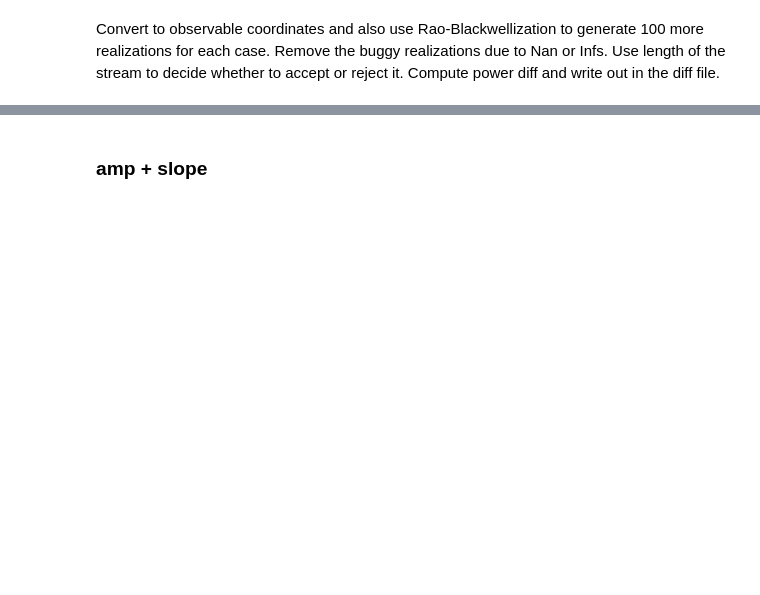
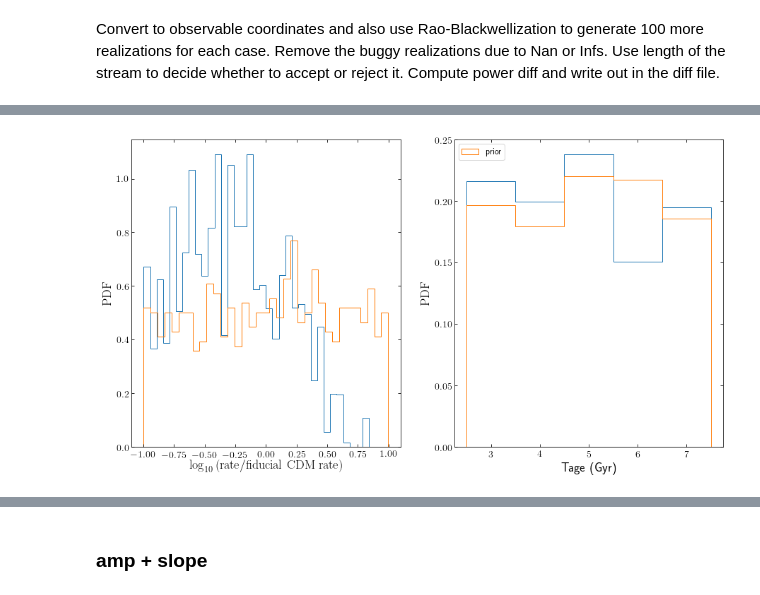
Before and after one commit to nbanik/Analyze_GD-1, a Jupyter notebook: ABC.ipynb, the cells around one changed output, grey strips where cells are left out. Saved outputs shown, nothing was run; the diff lists cells and outputs as text; code cells hidden in the pictures; blank space fills up the shorter version.

```diff
--- a/ABC.ipynb
+++ b/ABC.ipynb
@@ -433,46 +1012,54 @@ compute_power_diff(dir='dens_Omega/ABC_sims/',len_threshold=0.2,arm='trailing',b
 # %%
-#read the diff file and construct the posterior
+#read the diff file and construct the posterior after combining both the leading and trailing arm
 
-arm='trailing'
-dir2 = 'dens_Omega/ABC_sims/'
-gap_width=4.
+dir2 = 'dens_Omega/sims_for_ABC_loguniform_rate_margTage/'
 
 
-abc_diff=np.loadtxt(dir2 + 'TEST_ABC_power_diff_{}degcut_{}_lenthreshold{}_NRaoBlackwell{}.dat'.format(gap_width,arm,0.2,100),delimiter=',',skiprows=1)
+abc_diff_tr=np.loadtxt(dir2 + 'ABC_uniform_rate_power_diff_trailing_lenthreshold{}_barspiral_NRaoBlackwell{}.dat'.format(0.2,100),delimiter=',',skiprows=1)
+abc_diff_le=np.loadtxt(dir2 + 'ABC_uniform_rate_power_diff_leading_lenthreshold{}_barspiral_NRaoBlackwell{}.dat'.format(0.2,100),delimiter=',',skiprows=1)
 
-if arm == 'trailing':
-    tol_hi=0.6
-    tol_med=0.5
-    tol_lo=0.4
-    #tol_lo1=0.7
-    #tol_lo2=0.6
+tol_tr_hi=0.6
+tol_tr_med=0.5
+tol_tr_lo=0.4
 
-elif arm=='leading':
-    tol_hi=0.1
-    tol_med=0.09
-    tol_lo=0.01
-    #tol_lo1=0.4
-    #tol_lo2=0.6
+
+tol_le_hi=0.6
+tol_le_med=0.5
+tol_le_lo=0.4
 
 
 accepted_rate=[]
-all_rate=[]
-for ii in range(len(abc_diff)):
+rate_all=[]
+accepted_Tage=[]
+Tage_all=[]
+
+NN=len(abc_diff_tr)
+
+for ii in range(NN):
     #print (abc_diff[ii])
-    rate=abc_diff[ii][0]
-    all_rate.append(rate)
-    diff_hi=abc_diff[ii][1]
-    diff_med=abc_diff[ii][2]
-    diff_lo=abc_diff[ii][3]
-    #diff_lo1=abc_diff[ii][4]
-    #diff_lo2=abc_diff[ii][5]
+    rate=abc_diff_tr[ii][0]
+    rate_all.append(np.log10(rate))
+    Tage=abc_diff_tr[ii][1]
+    Tage_all.append(Tage)
+    #Trailing
+    diff_tr_hi=abc_diff_tr[ii][2]
+    diff_tr_med=abc_diff_tr[ii][3]
+    diff_tr_lo=abc_diff_tr[ii][4]
+
+    #Leading
+    diff_le_hi=abc_diff_le[ii][2]
+    diff_le_med=abc_diff_le[ii][3]
+    diff_le_lo=abc_diff_le[ii][4]
+
     #print (diff_hi,diff_med,diff_lo)
-    if (diff_hi < tol_hi) and (diff_med < tol_med) and (diff_lo < tol_lo):# and (diff_lo2 < tol_lo2):
-        accepted_rate.append(rate)
+    if (diff_tr_hi < tol_tr_hi) and (diff_tr_med < tol_tr_med) and (diff_tr_lo < tol_tr_lo) and (diff_le_hi < tol_le_hi) and (diff_le_med < tol_le_med) and (diff_le_lo < tol_le_lo):
 
-print (len(abc_diff), len(accepted_rate))
+        accepted_rate.append(np.log10(rate))
+        accepted_Tage.append(Tage)
 
-rr=np.linspace(-1.,1.,20)
+print (len(abc_diff_tr), len(accepted_rate))
+
+rr=np.linspace(-0.8,0.5,30)
 
 bw=rr[1]-rr[0]
 
@@ -481,9 +1068,32 @@ rredge=[rr[0] + i*bw for i in range(len(rr)+1)]
 
 #print (rredge)
 
-count,bin_edge=np.histogram(accepted_rate,rredge)
+rand_rate=np.loadtxt("random_loguniform_rate_margTage.dat")[:,0]
+
+count,bin_edge=np.histogram(accepted_rate,rredge,density=True)
+count_prior,_=np.histogram(rand_rate,rredge,density=True)
 
 
-plt.figure()
-plt.plot(rr,count)
+Tage_bin=[2.5,3.5,4.5,5.5,6.5,7.5]
+midTage=[3.,4.,5.,6.,7.]
+
+
+plt.figure(figsize=(15,8))
+plt.subplot(1,2,1)
+plt.hist(accepted_rate,bins=35,density=True,histtype='step')
+plt.hist(rate_all,bins=35,density=True,histtype='step')
+plt.xlabel(r'$\log_{10}\left(\mathrm{rate}/\mathrm{fiducial\ CDM\ rate}\right)$')
+plt.ylabel(r'$\mathrm{PDF}$')
+
+plt.subplot(1,2,2)
+plt.hist(accepted_Tage,bins=Tage_bin,density=True,histtype='step')
+plt.hist(Tage_all,bins=Tage_bin,density=True,histtype='step',label='prior')
+plt.legend(loc='upper left')
+#plt.ylabel("PDF")
+plt.xlabel(r'Tage (Gyr)')
+plt.ylabel(r'$\mathrm{PDF}$')
+
+#plt.savefig('hist_lognormal1sigmarate_hist_prior_posterior.pdf')
+
 plt.show()
+# %% [output]
@@ -489,0 +1101 @@ plt.show()
+[figure, added]
```
Also changed, not shown: parts of 74 cells of this notebook, 1 other file.
